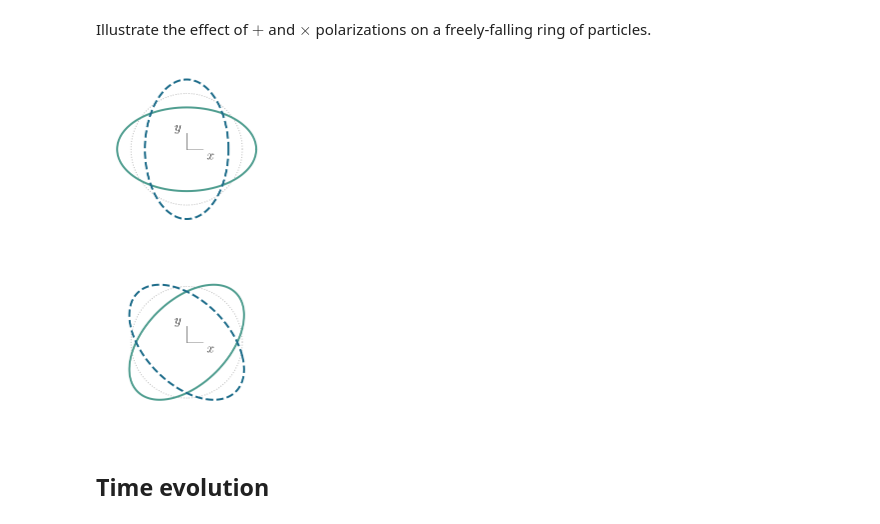
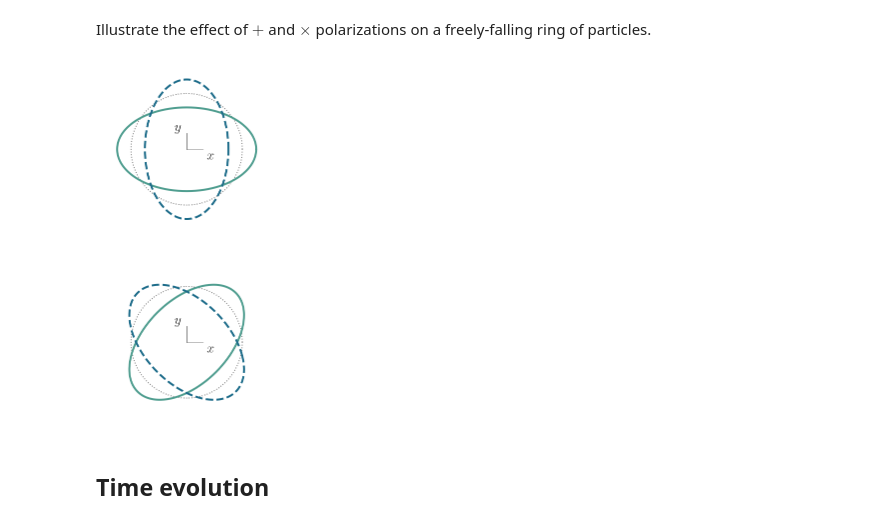
Before and after one commit to maxisi/gwpols, a Jupyter notebook: notebooks/pol_diagram.ipynb, the cells around one changed output. Saved outputs shown, nothing was run; the diff lists cells and outputs as text; code cells hidden in the pictures.

```diff
--- a/notebooks/pol_diagram.ipynb
+++ b/notebooks/pol_diagram.ipynb
@@ -31,11 +32,11 @@ Illustrate the effect of $+$ and $\times$ polarizations on a freely-falling ring
 # %%
 def plot_circle(A=0.2, ellip=1, theta=0, Npoints=16, palette='crest', A0=1, ):
     # define points around the circle
-    th = linspace(0, 2*pi, Npoints+1, endpoint=True)
-    X = A0*cos(th)
-    Y = A0*sin(th)
+    th = np.linspace(0, 2*np.pi, Npoints+1, endpoint=True)
+    X = A0*np.cos(th)
+    Y = A0*np.sin(th)
 
-    fig, ax = subplots(1, figsize=(3,3))
+    fig, ax = plt.subplots(1, figsize=(3,3))
 
     ax.axhline(0, 0.5, 0.6, c='gray', lw=0.5)
     ax.axvline(0, 0.5, 0.6, c='gray', lw=0.5)
@@ -45,10 +46,10 @@ def plot_circle(A=0.2, ellip=1, theta=0, Npoints=16, palette='crest', A0=1, ):
     ax.annotate(r'$y$', xy=(-0.1, 0.5), **kws)
 
     c = sns.color_palette(palette, n_colors=len(th))
-    ax.plot(X, Y, color='gray', lw=1, alpha=0.5, ls=':')
+    ax.plot(X, Y, color='gray', lw=1, alpha=1, ls=':')
 
     ls = '-'
-    for ci,wt in zip(sns.color_palette(palette, n_colors=2),[0, pi]):
+    for ci,wt in zip(sns.color_palette(palette, n_colors=2),[0, np.pi]):
         dX, dY = dxdy_ellip([X, Y], wt, A=A, ellip=ellip, theta=theta)
         ax.plot(X + dX, Y + dY, color=ci, lw=2, ls=ls)
         ls = '--'
@@ -59,12 +60,12 @@ def plot_circle(A=0.2, ellip=1, theta=0, Npoints=16, palette='crest', A0=1, ):
     ax.set_ylim(-1.5, 1.5);
     return ax
 # %%
-for k,th in zip(["plus", "cross"], [0, pi/2]):
+for k, th in zip(["plus", "cross"], [0, np.pi/2]):
     plot_circle(A=0.25, ellip=0, theta=th, Npoints=200);
-    savefig(f"pol_ring_{k}.pdf", bbox_inches="tight")
+    plt.savefig(f"pol_ring_{k}.pdf", bbox_inches="tight")
 # %% [output]
-[figure, old version]
+[figure, new version]
-[figure, old version]
+[figure, new version]
 # %% [markdown]
 ## Time evolution
 # %% [markdown]
```
Also changed, not shown: parts of 4 cells of this notebook, 9 other files.
